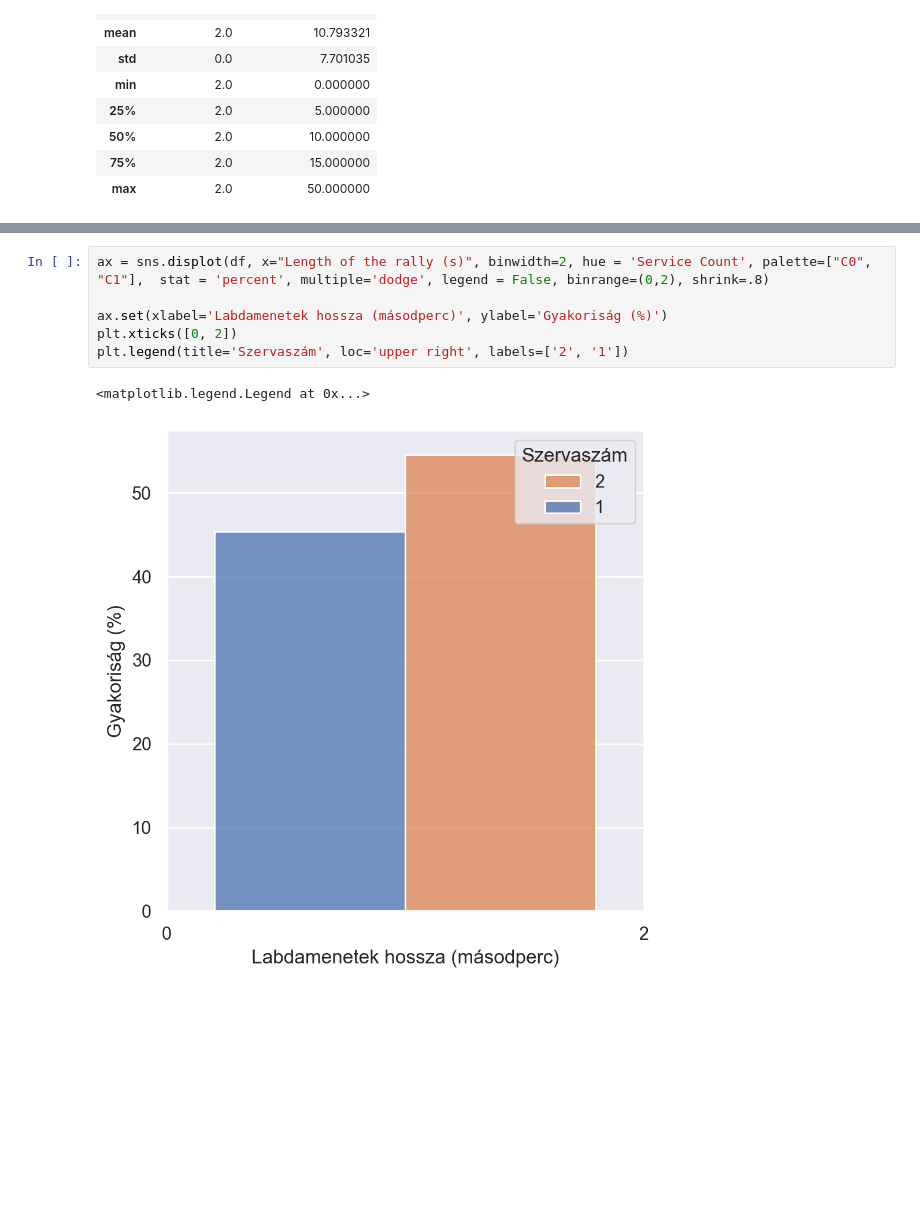
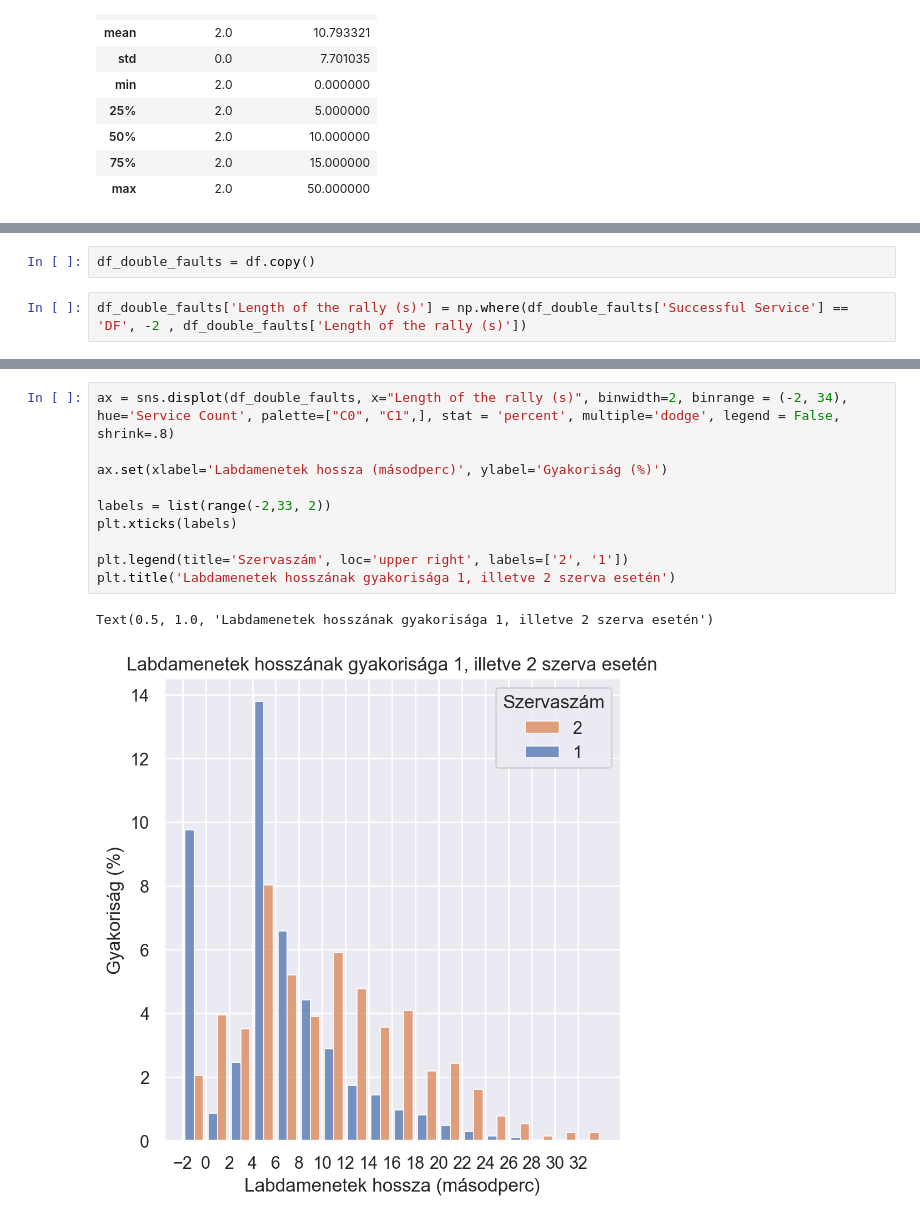
Before and after one commit to barnabasnemeth/Teqball_Services_1_vs_2, a Jupyter notebook: main.ipynb, the cells around one changed output, grey strips where cells are left out. Cells and saved outputs as stored; diff of their text form; blank space fills up the shorter version.

Commit message:
refreshed df chart

```diff
--- a/main.ipynb
+++ b/main.ipynb
@@ -75,0 +79,4 @@ df_very_short = df[df['Length of the rally (s)'] < 2]
+# %%
+df_double_faults = df.copy()
+# %%
+df_double_faults['Length of the rally (s)'] = np.where(df_double_faults['Successful Service'] == 'DF', -2 , df_double_faults['Length of the rally (s)'])
@@ -76,9 +99,13 @@ df_very_short = df[df['Length of the rally (s)'] < 2]
 # %%
-ax = sns.displot(df, x="Length of the rally (s)", binwidth=2, hue = 'Service Count', palette=["C0", "C1"],  stat = 'percent', multiple='dodge', legend = False, binrange=(0,2), shrink=.8)
+ax = sns.displot(df_double_faults, x="Length of the rally (s)", binwidth=2, binrange = (-2, 34), hue='Service Count', palette=["C0", "C1",], stat = 'percent', multiple='dodge', legend = False,  shrink=.8)
 
 ax.set(xlabel='Labdamenetek hossza (másodperc)', ylabel='Gyakoriság (%)')
-plt.xticks([0, 2])
+
+labels = list(range(-2,33, 2))
+plt.xticks(labels)
+
 plt.legend(title='Szervaszám', loc='upper right', labels=['2', '1'])
+plt.title('Labdamenetek hosszának gyakorisága 1, illetve 2 szerva esetén')
 # %% [output]
-<matplotlib.legend.Legend at 0x...>
+Text(0.5, 1.0, 'Labdamenetek hosszának gyakorisága 1, illetve 2 szerva esetén')
-[figure, old version]
+[figure, new version]
```
Also changed, not shown: parts of 8 cells of this notebook.
